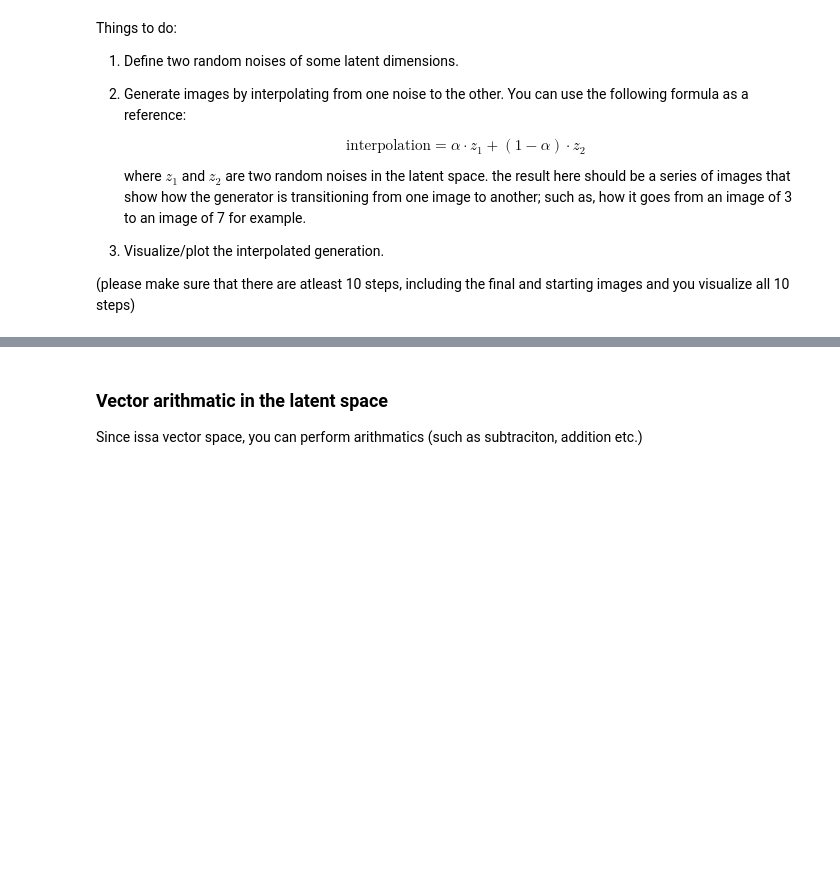
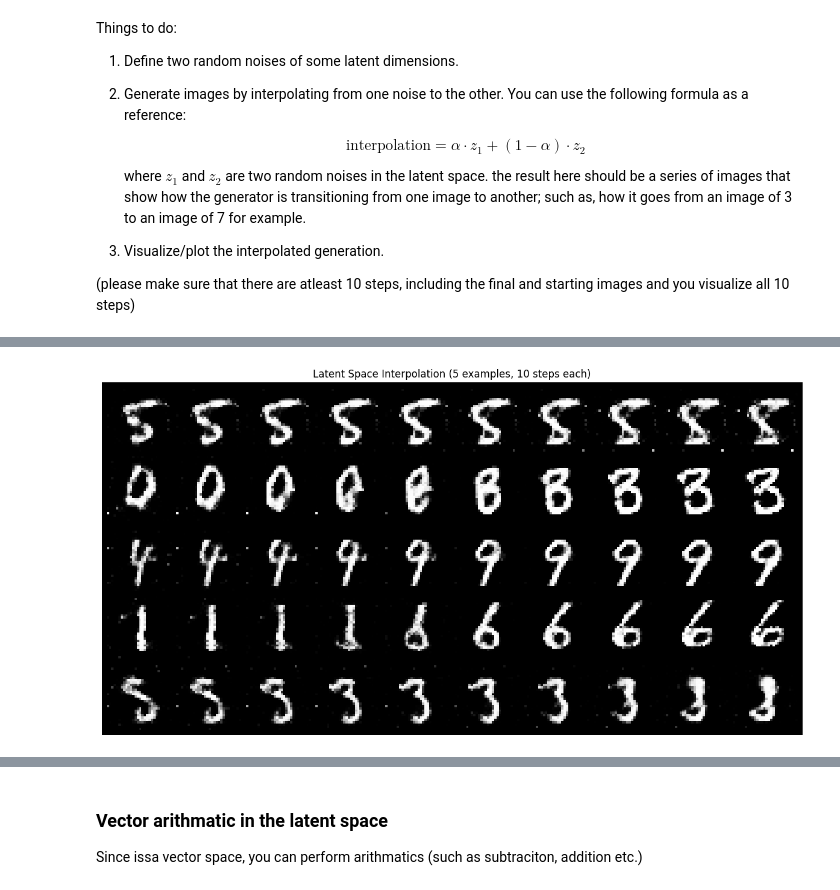
Before and after one commit to maheenrazza/VAE-GANs, a Jupyter notebook: 26100337_PA3_1B.ipynb, the cells around one changed output, grey strips where cells are left out. Saved outputs shown, nothing was run; the diff lists cells and outputs as text; code cells hidden in the pictures; blank space fills up the shorter version.

```diff
--- a/26100337_PA3_1B.ipynb
+++ b/26100337_PA3_1B.ipynb
@@ -133,10 +147,10 @@ class Discriminator(nn.Module):
         super().__init__()
         self.model = nn.Sequential(
             nn.Linear(784, 512),
-            nn.LeakyReLU(0.2, inplace=True),
+            nn.LeakyReLU(0.2),
 
             nn.Linear(512, 256),
-            nn.LeakyReLU(0.2, inplace=True),
+            nn.LeakyReLU(0.2),
 
             nn.Linear(256, 1),
             nn.Sigmoid()
@@ -155,11 +169,11 @@ discriminator = Discriminator().to(device)
 criterion = nn.BCELoss()
 
 # Optimizers
-optimizer_g = optim.Adam(generator.parameters(), lr=0.0002)
-optimizer_d = optim.Adam(discriminator.parameters(), lr=0.0002)
+#optimizer_g = optim.Adam(generator.parameters(), lr=0.0002)
+#optimizer_d = optim.Adam(discriminator.parameters(), lr=0.0002)
 
-#optimizer_g = optim.Adam(generator.parameters(), lr=0.0002, betas=(0.5, 0.999))
-#optimizer_d = optim.Adam(discriminator.parameters(), lr=0.0002, betas=(0.5, 0.999))
+optimizer_g = optim.Adam(generator.parameters(), lr=0.0002, betas=(0.5, 0.999))
+optimizer_d = optim.Adam(discriminator.parameters(), lr=0.0002, betas=(0.5, 0.999))
 
 print(generator)
 print(discriminator)
@@ -192,8 +224,8 @@ The generator tries to fool the discriminator by generating images that D miscla
 $ L_{G} = E\log(D(G(z)))$  <br>
 # %%
 # training settings
-epochs = 30
-roll_numer = "26100337"
+epochs = 50
+rollnumber = "26100337"
 
 gen_losses = []
 disc_losses = []
@@ -213,7 +245,7 @@ for epoch in range(epochs):
         real_imgs_flat = real_imgs.view(batch_size_curr, -1)
 
         # labels
-        real_labels = torch.ones(batch_size_curr, 1).to(device)
+        real_labels = torch.ones(batch_size_curr, 1).to(device) * 0.9
         fake_labels = torch.zeros(batch_size_curr, 1).to(device)
 
         # =========================
@@ -354,3 +410,42 @@ plt.show()
+# %%
+def interpolate_latent(z1, z2, steps=10):
+    alphas = torch.linspace(0, 1, steps).to(device)
+    interpolated = []
+    for alpha in alphas:
+        z = alpha * z1 + (1 - alpha) * z2
+        interpolated.append(z)
+    return torch.cat(interpolated, dim=0)
+
+best_generator.eval()
+
+num_examples = 5   # number of different interpolation examples
+steps = 10         # number of steps in each interpolation
+
+all_rows = []
+
+with torch.no_grad():
+    for _ in range(num_examples):
+        z1 = torch.randn(1, latent_dim).to(device)
+        z2 = torch.randn(1, latent_dim).to(device)
+
+        z_interp = interpolate_latent(z1, z2, steps=steps)
+        generated_interp = best_generator(z_interp).view(-1, 1, 28, 28)
+
+        all_rows.append(generated_interp)
+
+# combine all rows into one big tensor
+all_rows = torch.cat(all_rows, dim=0)
+
+# show as grid: 5 rows × 10 columns
+grid = vutils.make_grid(all_rows, nrow=steps, normalize=True, padding=2)
+
+plt.figure(figsize=(15, 8))
+plt.imshow(np.transpose(grid.cpu(), (1, 2, 0)))
+plt.title(f"Latent Space Interpolation ({num_examples} examples, {steps} steps each)")
+plt.axis("off")
+plt.show()
+# %% [output]
+[figure, added]
 # %% [markdown]
 ### Latent space interpolation with pre-trained CelebA
 `CelebA` dataset contains ~200,000 images of 178×218 consisting of celebrity faces. Luckily, you don't have to train your GAN over this cuz we're providing you with the pretrained model (and template code to load it). You can download the pre-trained generator from [here](https://pern-my.sharepoint.com/:f:/g/personal/24100238_lums_edu_pk/Eumg8ej04zBJigkuymRYz9MBFRscbETu-NzdzA6tsvYQPQ?e=50uaWN). There's also a `dcgan.py` file (that you're supposed to put in the current directory).
```
Also changed, not shown: parts of 19 cells of this notebook.
